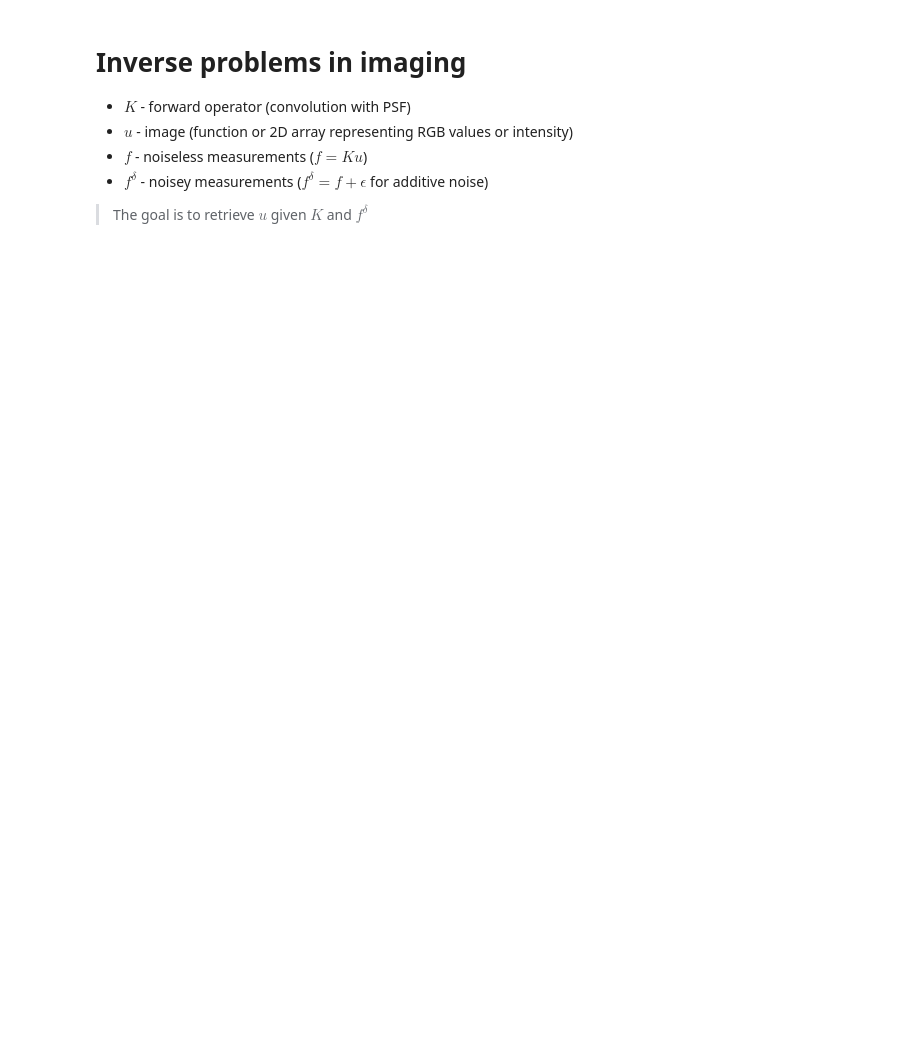
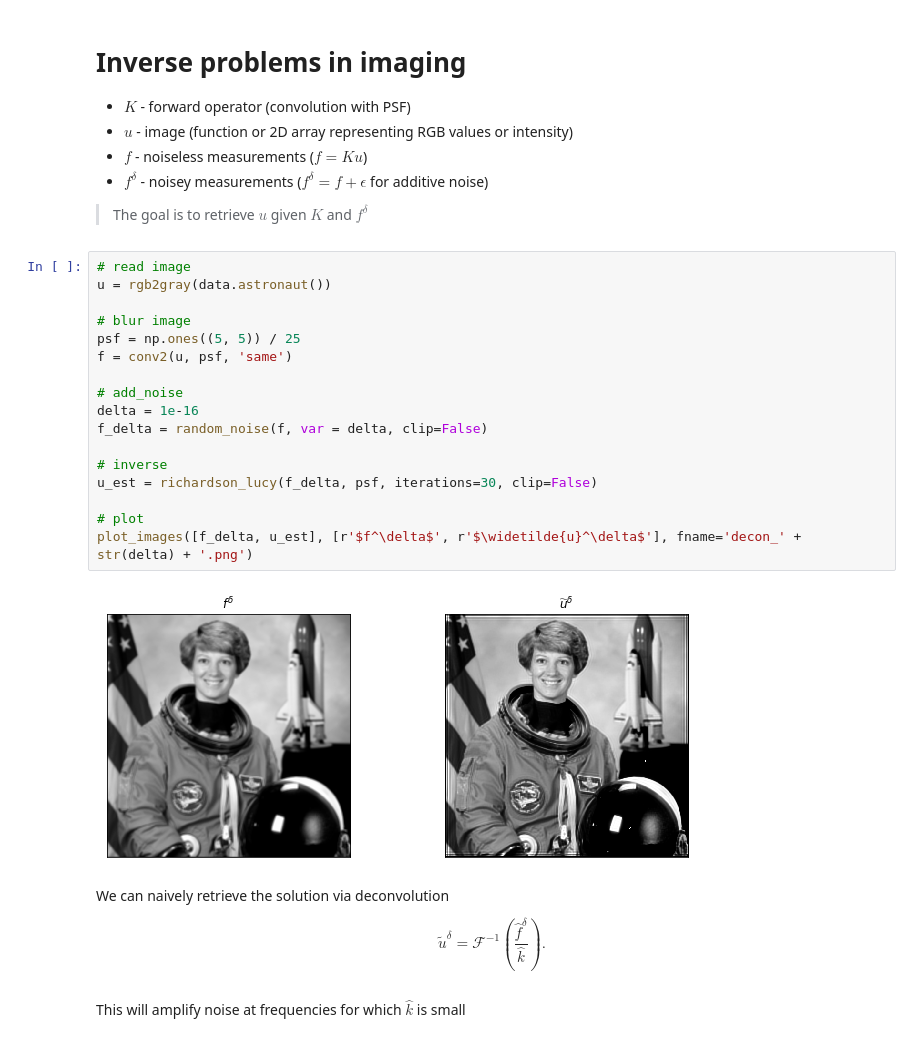
Before and after one commit to TristanvanLeeuwen/Summerschool, a Jupyter notebook: Presentation.ipynb, the cells around one changed output. Drawn from its saved outputs; the diff is of its cells as text; blank space fills up the shorter version.

```diff
--- a/Presentation.ipynb
+++ b/Presentation.ipynb
@@ -59,3 +66,28 @@ plot_images([u, f, f_delta], [r'$u$', r'$f$', r'$f^\delta$'], 'example1.png')
 * $f^\delta$ - noisey measurements ($f^\delta = f + \epsilon$ for additive noise)
 
 > The goal is to retrieve $u$ given $K$ and $f^\delta$
+# %%
+# read image
+u = rgb2gray(data.astronaut())
+
+# blur image
+psf = np.ones((5, 5)) / 25
+f = conv2(u, psf, 'same')
+
+# add_noise
+delta = 1e-16
+f_delta = random_noise(f, var = delta, clip=False)
+
+# inverse
+u_est = richardson_lucy(f_delta, psf, iterations=30, clip=False)
+
+# plot
+plot_images([f_delta, u_est], [r'$f^\delta$', r'$\widetilde{u}^\delta$'], fname='decon_' + str(delta) + '.png')
+# %% [output]
+[figure, added]
+# %% [markdown]
+We can naively retrieve the solution via deconvolution
+
+$$\widetilde{u}^\delta = \mathcal{F}^{-1}\left(\frac{\widehat{f}^\delta}{\widehat{k}}\right).$$
+# %% [markdown]
+This will amplify noise at frequencies for which $\widehat{k}$ is small
```
Also changed, not shown: parts of 16 cells of this notebook.
